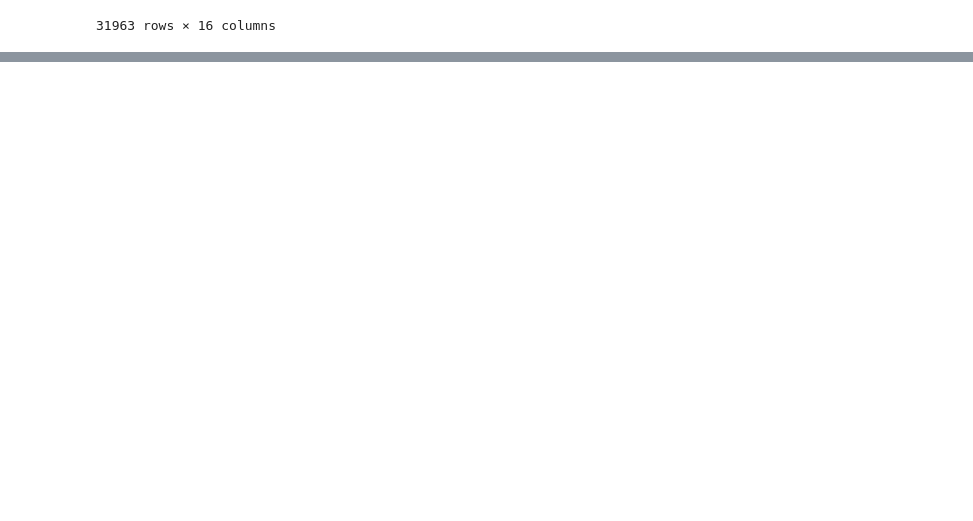
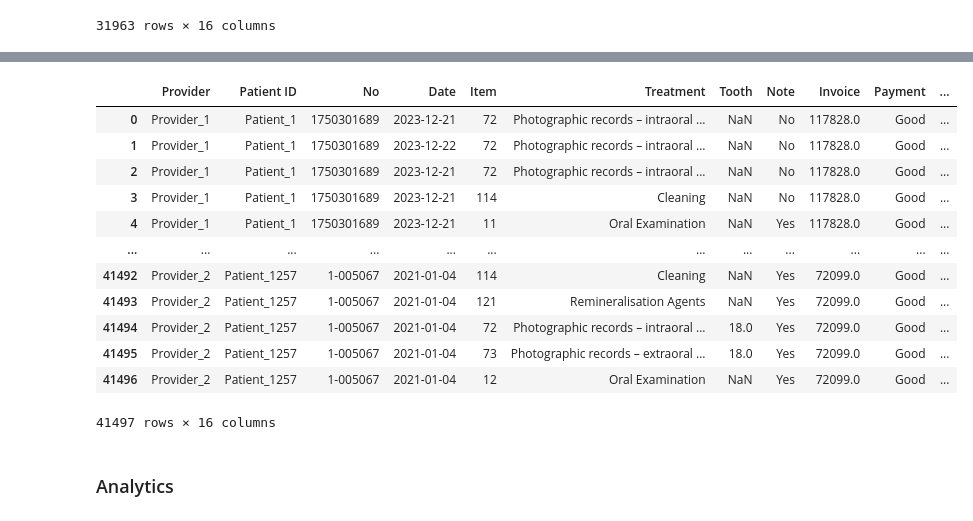
Before and after one commit to Gaia-Dental-Studio/AVC_high_low_customer_segmentation, a Jupyter notebook: data_processing_for_rfm.ipynb, the cells around one changed output, grey strips where cells are left out. Drawn from its saved outputs; the diff is of its cells as text; code cells hidden in the pictures; blank space fills up the shorter version.

Commit message:
Update new RFM Analytics

```diff
--- a/data_processing_for_rfm.ipynb
+++ b/data_processing_for_rfm.ipynb
@@ -63,0 +144,2 @@ haoey_data.to_csv('haoey_data_processed.csv', index = False)
+# %%
+haoey_data['Price'] = haoey_data['Price'] * np.where(np.random.rand(len(haoey_data)) > 0.4, 4, 1)
@@ -63,0 +148,42 @@ haoey_data.to_csv('haoey_data_processed.csv', index = False)
+# %%
+import numpy as np
+import pandas as pd
+
+# Convert 'Date' column to datetime if it's not already
+haoey_data['Date'] = pd.to_datetime(haoey_data['Date'])
+
+# Initialize an empty list to store new rows
+new_rows = []
+
+# Iterate over each row
+for _, row in haoey_data.iterrows():
+    new_rows.append(row)  # Always keep the original row
+
+    # Check if we should duplicate this row
+    if np.random.rand() > 0.7:
+        duplicated_row = row.copy()
+        duplicated_row['Date'] += pd.Timedelta(days=1)  # Increment date by 1 day
+        new_rows.append(duplicated_row)
+
+# Create a new DataFrame with the original and duplicated rows
+haoey_data = pd.DataFrame(new_rows)
+
+# Reset index
+haoey_data.reset_index(drop=True, inplace=True)
+
+# Display the new dataset
+haoey_data
+# %% [output]
+|  | Provider | Patient ID | No | Date | Item | Treatment | Tooth | Note | Invoice | Payment | ... |
+| 0 | Provider_1 | Patient_1 | 1750301689 | 2023-12-21 | 72 | Photographic records – intraoral ... | NaN | No | 117828.0 | Good | ... |
+| 1 | Provider_1 | Patient_1 | 1750301689 | 2023-12-22 | 72 | Photographic records – intraoral ... | NaN | No | 117828.0 | Good | ... |
+| 2 | Provider_1 | Patient_1 | 1750301689 | 2023-12-21 | 72 | Photographic records – intraoral ... | NaN | No | 117828.0 | Good | ... |
+| 3 | Provider_1 | Patient_1 | 1750301689 | 2023-12-21 | 114 | Cleaning | NaN | No | 117828.0 | Good | ... |
+| 4 | Provider_1 | Patient_1 | 1750301689 | 2023-12-21 | 11 | Oral Examination | NaN | Yes | 117828.0 | Good | ... |
+| ... | ... | ... | ... | ... | ... | ... | ... | ... | ... | ... | ... |
+| 41492 | Provider_2 | Patient_1257 | 1-005067 | 2021-01-04 | 114 | Cleaning | NaN | Yes | 72099.0 | Good | ... |
+| 41493 | Provider_2 | Patient_1257 | 1-005067 | 2021-01-04 | 121 | Remineralisation Agents | NaN | Yes | 72099.0 | Good | ... |
+| 41494 | Provider_2 | Patient_1257 | 1-005067 | 2021-01-04 | 72 | Photographic records – intraoral ... | 18.0 | Yes | 72099.0 | Good | ... |
+| 41495 | Provider_2 | Patient_1257 | 1-005067 | 2021-01-04 | 73 | Photographic records – extraoral ... | 18.0 | Yes | 72099.0 | Good | ... |
+| 41496 | Provider_2 | Patient_1257 | 1-005067 | 2021-01-04 | 12 | Oral Examination | NaN | Yes | 72099.0 | Good | ... |
+41497 rows × 16 columns
@@ -63,0 +192,2 @@ haoey_data.to_csv('haoey_data_processed.csv', index = False)
+# %% [markdown]
+### Analytics
```
Also changed, not shown: parts of 8 cells of this notebook, 2 other files.
